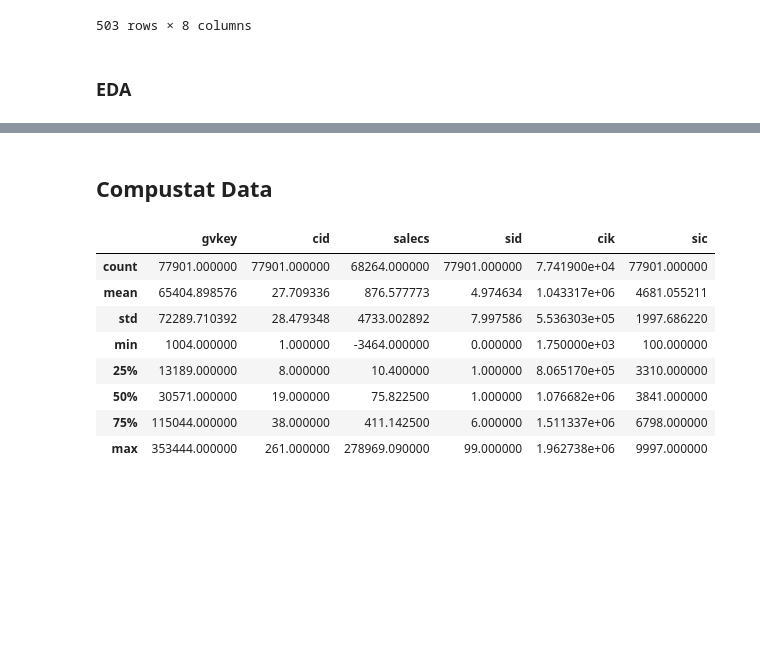
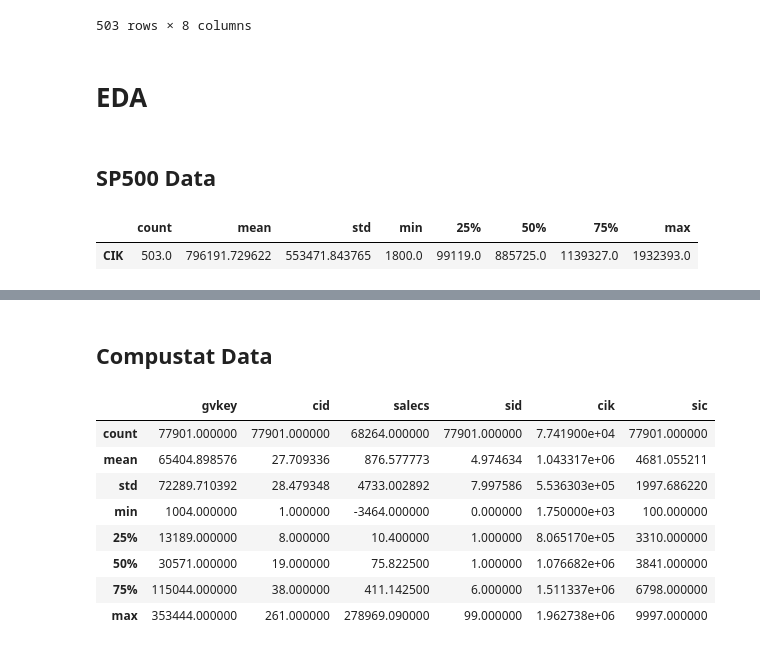
Before and after one commit to JerseyK/Final-Project_Sunset, a Jupyter notebook: data_eda.ipynb, the cells around one changed output, grey strips where cells are left out. Cells and saved outputs as stored; diff of their text form; code cells hidden in the pictures; blank space fills up the shorter version.

```diff
--- a/data_eda.ipynb
+++ b/data_eda.ipynb
@@ -66,4 +66,11 @@ sp500
 | 502 | ZTS | Zoetis | Health Care | Pharmaceuticals | Parsippany, New Jersey | 2013-06-21 | 1555280 | 1952 |
 503 rows × 8 columns
 # %% [markdown]
-### EDA
+# EDA
+# %% [markdown]
+## SP500 Data
+# %%
+sp500.describe().T
+# %% [output]
+|  | count | mean | std | min | 25% | 50% | 75% | max |
+| CIK | 503.0 | 796191.729622 | 553471.843765 | 1800.0 | 99119.0 | 885725.0 | 1139327.0 | 1932393.0 |
```
Also changed, not shown: parts of 1 cell of this notebook.
